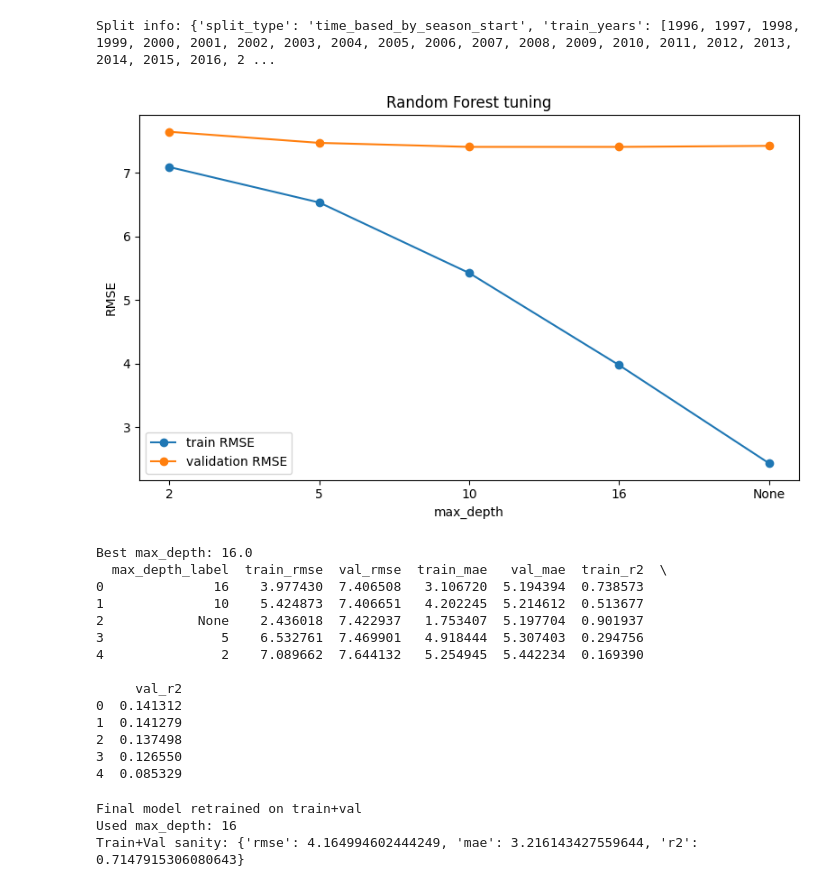
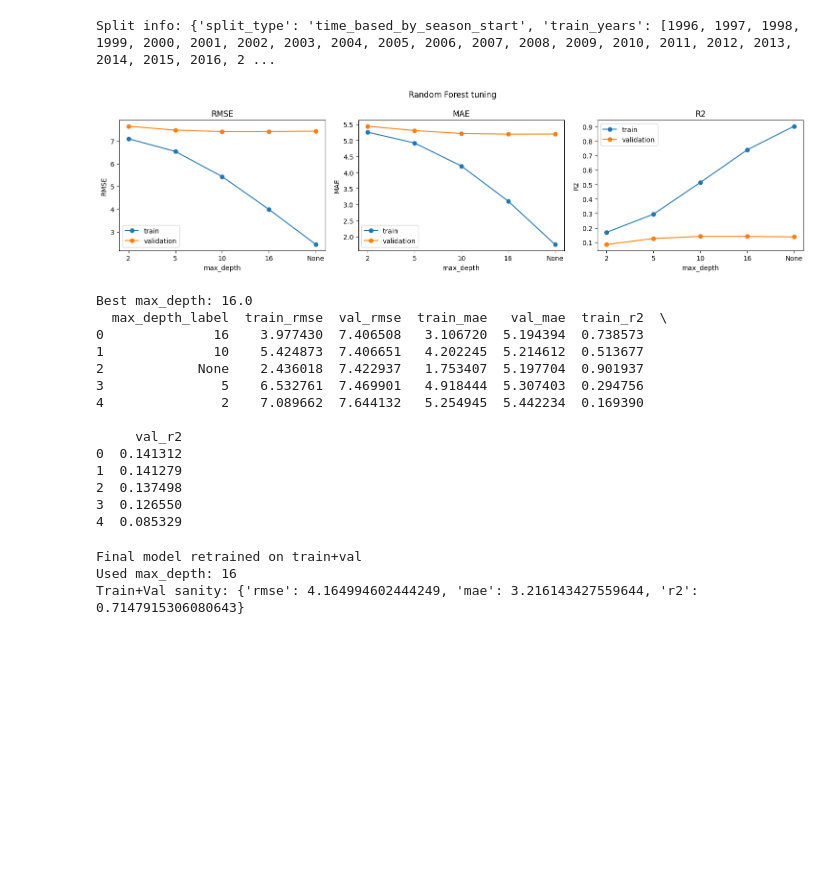
Before and after one commit to timg4/BusinessIntelligence, a Jupyter notebook: Assignment3/Ass3.ipynb, the cells around one changed output. Saved outputs shown, nothing was run; the diff lists cells and outputs as text; code cells hidden in the pictures; blank space fills up the shorter version.

Commit message:
added few more plots for tuning

```diff
--- a/Assignment3/Ass3.ipynb
+++ b/Assignment3/Ass3.ipynb
@@ -2089,16 +2082,35 @@ def train_and_finetune_model(training_set, validation_set):
     os.makedirs("diagrams", exist_ok=True)
     plot_path = os.path.join("diagrams", "rf_tuning_max_depth.png")
     plot_df = pd.DataFrame(results).copy()
-    plt.figure(figsize=(8, 5))
-    plt.plot(plot_df["max_depth_label"], plot_df["train_rmse"], marker="o", label="train RMSE")
-    plt.plot(plot_df["max_depth_label"], plot_df["val_rmse"], marker="o", label="validation RMSE")
-    plt.xlabel("max_depth")
-    plt.ylabel("RMSE")
-    plt.title("Random Forest tuning")
-    plt.legend()
+    fig, axes = plt.subplots(1, 3, figsize=(15, 4), sharex=True)
+
+    # RMSE
+    axes[0].plot(plot_df["max_depth_label"], plot_df["train_rmse"], marker="o", label="train")
+    axes[0].plot(plot_df["max_depth_label"], plot_df["val_rmse"], marker="o", label="validation")
+    axes[0].set_title("RMSE")
+    axes[0].set_ylabel("RMSE")
+
+    # MAE
+    axes[1].plot(plot_df["max_depth_label"], plot_df["train_mae"], marker="o", label="train")
+    axes[1].plot(plot_df["max_depth_label"], plot_df["val_mae"], marker="o", label="validation")
+    axes[1].set_title("MAE")
+    axes[1].set_ylabel("MAE")
+
+    # R2
+    axes[2].plot(plot_df["max_depth_label"], plot_df["train_r2"], marker="o", label="train")
+    axes[2].plot(plot_df["max_depth_label"], plot_df["val_r2"], marker="o", label="validation")
+    axes[2].set_title("R2")
+    axes[2].set_ylabel("R2")
+
+    for ax in axes:
+        ax.set_xlabel("max_depth")
+        ax.legend()
+
+    plt.suptitle("Random Forest tuning")
     plt.tight_layout()
     plt.savefig(plot_path, dpi=150)
     plt.show()
+
 
     return best_model, results_df, best_depth, plot_path, fixed_params, depth_grid
 
@@ -2251,34 +2263,34 @@ for _, row in tuning_results_df.iterrows():
         f"{eval_val_r2_id} rdf:type mls:ModelEvaluation .",
         f"{eval_val_r2_id} prov:wasGeneratedBy {run_id} .",
         f"{eval_val_r2_id} mls:specifiedBy :r2_measure .",
         f"{eval_val_r2_id} mls:hasValue \"{float(row['val_r2'])}\"^^xsd:double .",
         f"{eval_val_r2_id} prov:used :validation_set .",
     ]
 
     run_config_id = f":rf_config_depth_{depth_label}"
     all_params = fixed_params.copy()
     all_params["max_depth"] = None if depth_label == "None" else int(depth_label)
 
     triples += [
         f"{run_config_id} rdf:type prov:Entity .",
         f"{run_config_id} rdfs:label \"RF config (max_depth={depth_label})\" .",
         f"{run_config_id} rdfs:comment \"\"\"{json.dumps(all_params, indent=2)}\"\"\" .",
         f"{run_config_id} prov:wasGeneratedBy :train_and_finetune_model .",
         f"{run_id} mls:hasInput {run_config_id} .",
         ]
 
 #Best model decision entity (4f)
 triples += [
     ":selected_model rdf:type prov:Entity .",
     ":selected_model rdfs:label \"Selected model after validation (4f)\" .",
     f":selected_model rdfs:comment \"Selected max_depth={best_depth_label} based on lowest validation RMSE.\" .",
     ":selected_model prov:wasGeneratedBy :train_and_finetune_model .",
     f":selected_model prov:wasDerivedFrom :rf_model_depth_{best_depth_label} .",
 ]
 
 engine.insert(triples, prefixes=prefixes)
 # %% [output]
-[figure, old version]
+[figure, new version]
 Best max_depth: 16.0
   max_depth_label  train_rmse  val_rmse  train_mae   val_mae  train_r2  \
 0              16    3.977430  7.406508   3.106720  5.194394  0.738573
```
Also changed, not shown: parts of 6 cells of this notebook, 1 other file.
